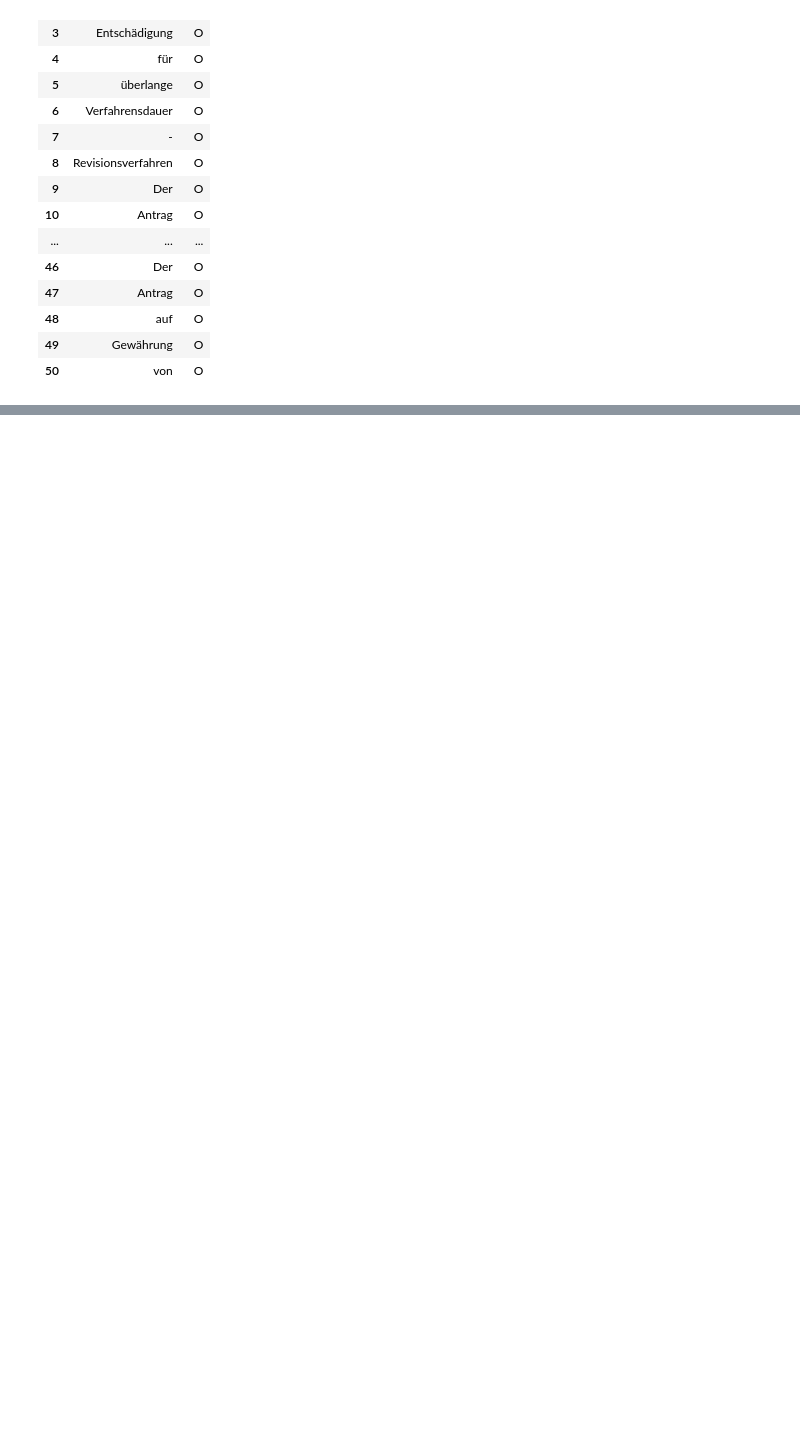
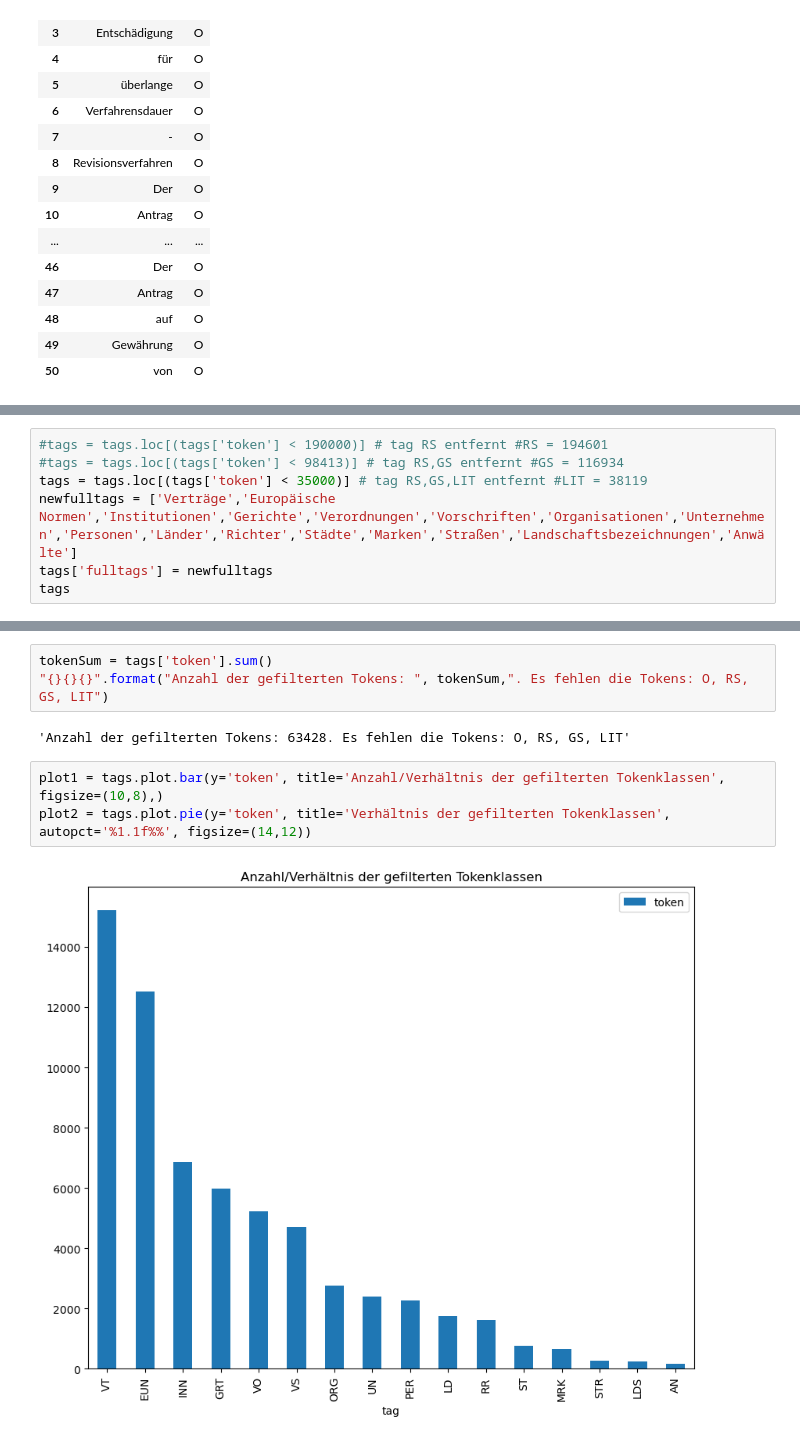
Before and after one commit to stefankrueger/flairPlayground, a Jupyter notebook: notebooks/ler_data_analysis.ipynb, the cells around one changed output, grey strips where cells are left out. Cells and saved outputs as stored; diff of their text form; blank space fills up the shorter version.

```diff
--- a/notebooks/ler_data_analysis.ipynb
+++ b/notebooks/ler_data_analysis.ipynb
@@ -44,0 +141,7 @@ df.head(50)
+# %%
+#tags = tags.loc[(tags['token'] < 190000)] # tag RS entfernt #RS = 194601
+#tags = tags.loc[(tags['token'] < 98413)] # tag RS,GS entfernt #GS = 116934
+tags = tags.loc[(tags['token'] < 35000)] # tag RS,GS,LIT entfernt #LIT = 38119
+newfulltags = ['Verträge','Europäische Normen','Institutionen','Gerichte','Verordnungen','Vorschriften','Organisationen','Unternehmen','Personen','Länder','Richter','Städte','Marken','Straßen','Landschaftsbezeichnungen','Anwälte']
+tags['fulltags'] = newfulltags
+tags
@@ -44,0 +172,10 @@ df.head(50)
+# %%
+tokenSum = tags['token'].sum()
+"{}{}{}".format("Anzahl der gefilterten Tokens: ", tokenSum,". Es fehlen die Tokens: O, RS, GS, LIT")
+# %% [output]
+'Anzahl der gefilterten Tokens: 63428. Es fehlen die Tokens: O, RS, GS, LIT'
+# %%
+plot1 = tags.plot.bar(y='token', title='Anzahl/Verhältnis der gefilterten Tokenklassen', figsize=(10,8),)
+plot2 = tags.plot.pie(y='token', title='Verhältnis der gefilterten Tokenklassen', autopct='%1.1f%%', figsize=(14,12))
+# %% [output]
+[figure, added]
```
Also changed, not shown: parts of 21 cells of this notebook.
